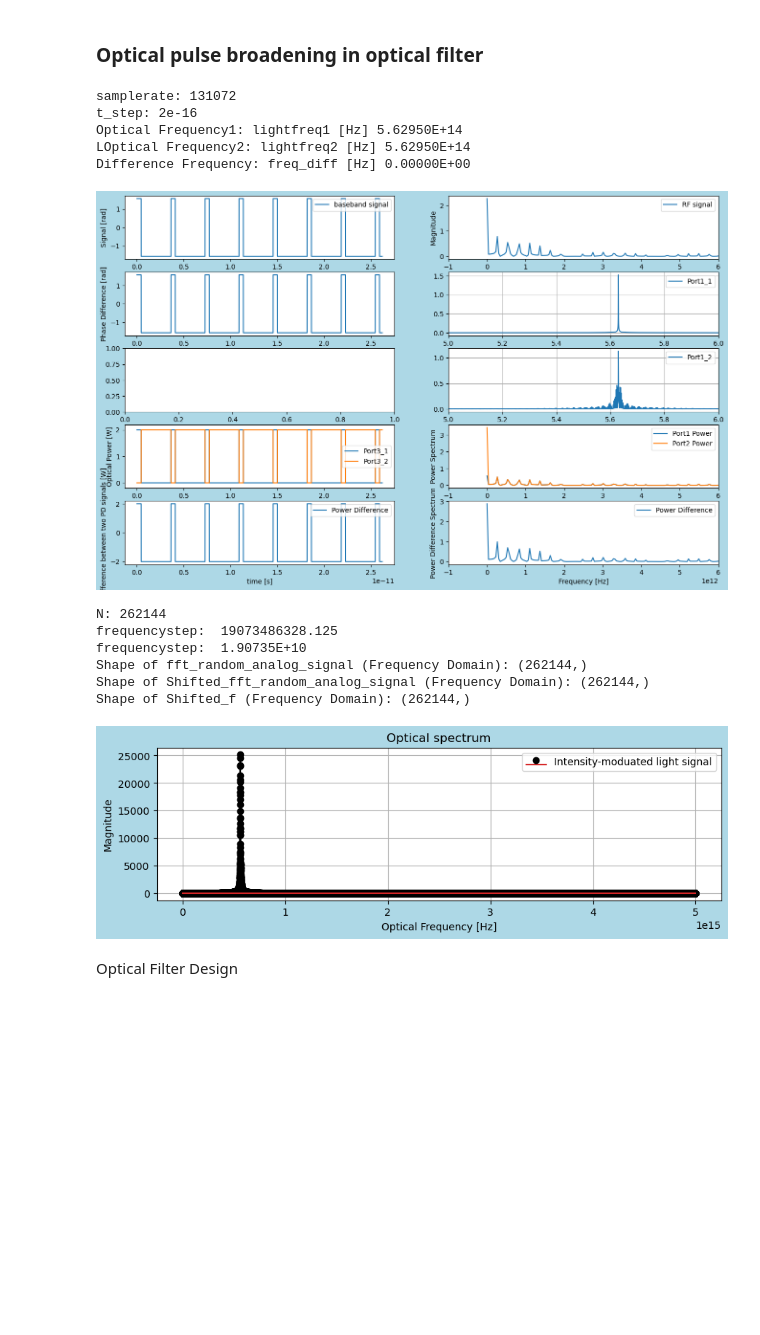
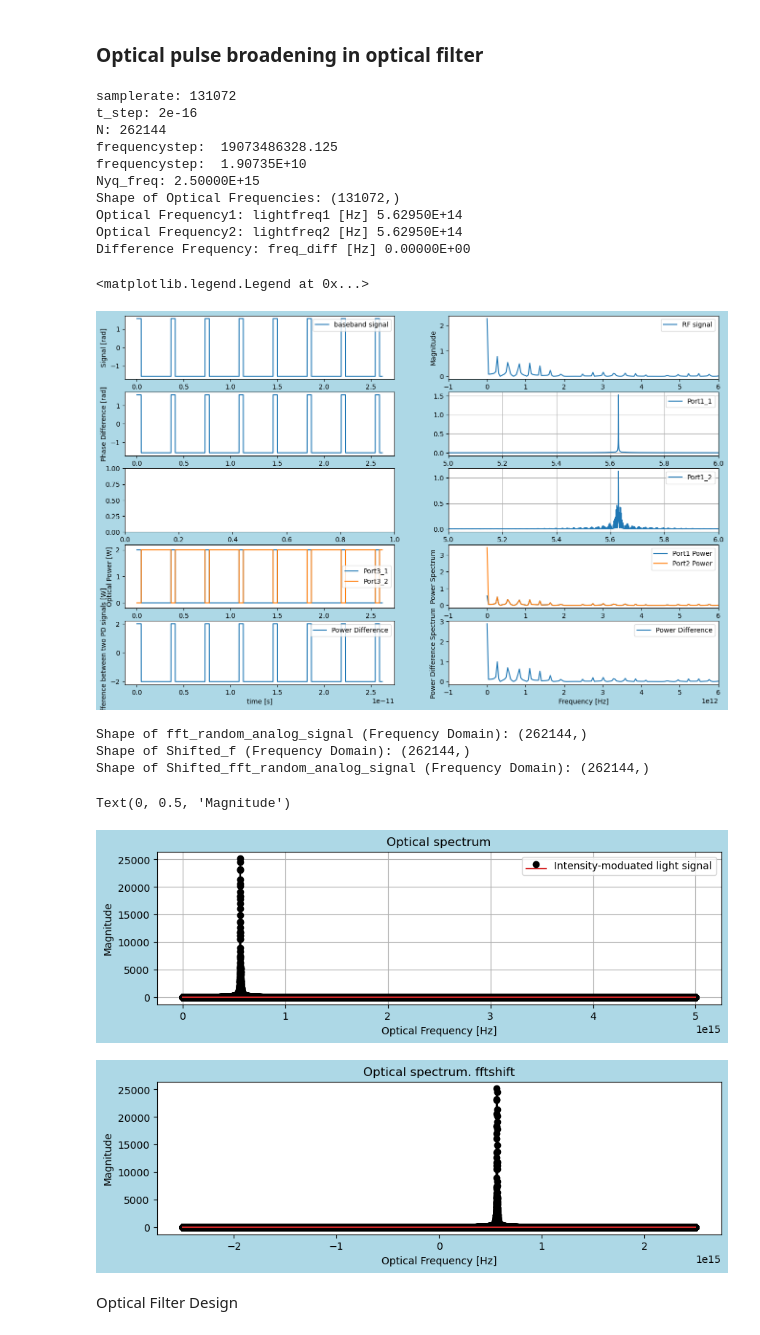
Before and after one commit to tacticstactics/Optical-pulse-broadening, a Jupyter notebook: optical_pulse_broadening_optical_filter.ipynb, the cells around one changed output. Drawn from its saved outputs; the diff is of its cells as text; code cells hidden in the pictures; blank space fills up the shorter version.

```diff
--- a/optical_pulse_broadening_optical_filter.ipynb
+++ b/optical_pulse_broadening_optical_filter.ipynb
@@ -53,6 +53,22 @@ print('samplerate:', samplerate)
 t_step = 2e-16 #[s]
 print('t_step:', t_step)
 tcol = np.linspace(0.0, t_step * samplerate, samplerate, endpoint=False)
+
+N = 2* samplerate
+print('N:', N)
+
+frequencystep = (1/t_step) * (1/N)
+print("frequencystep: ", frequencystep)
+print("frequencystep: ", f'{frequencystep:.5E}')
+
+UnShifted_sampleIndex = np.arange(0, N)
+UnShifted_f = UnShifted_sampleIndex*frequencystep
+
+Nyq_freq = samplerate * frequencystep
+print('Nyq_freq:', f'{Nyq_freq:.5E}')
+optical_frequencies = np.linspace(0, Nyq_freq, samplerate)
+print('Shape of Optical Frequencies:',optical_frequencies.shape)
+
 
 amp_c = 0.5 * np.pi
 
@@ -98,12 +114,12 @@ opl2= 1
 # If wl1 and wl2 are equal, homodyne. If not, heterodyne.
 
 #opticalfreq1 = c / wl1
-opticalfreq1 = 2 ** 49
+opticalfreq1 = 2 ** 49 # = 562e12
 print("Optical Frequency1: lightfreq1 [Hz]",f'{opticalfreq1:.5E}')
 
 #opticalfreq2 = c / wl2
-opticalfreq2 = 2 ** 49
-print("LOptical Frequency2: lightfreq2 [Hz]",f'{opticalfreq2:.5E}')
+opticalfreq2 = 2 ** 49 #  562e12
+print("Optical Frequency2: lightfreq2 [Hz]",f'{opticalfreq2:.5E}')
 
 freq_diff = opticalfreq1-opticalfreq2
 print("Difference Frequency: freq_diff [Hz]",f'{freq_diff:.5E}')
@@ -256,14 +272,18 @@ ax1_10.set_xlabel("Frequency [Hz]")
 ax1_10.set_ylabel("Power Difference Spectrum")
 ax1_10.set_xlim(-1e12,6e12)
 ax1_10.legend()
-
-plt.show()
 # %% [output]
 samplerate: 131072
 t_step: 2e-16
+N: 262144
+frequencystep:  19073486328.125
+frequencystep:  1.90735E+10
+Nyq_freq: 2.50000E+15
+Shape of Optical Frequencies: (131072,)
 Optical Frequency1: lightfreq1 [Hz] 5.62950E+14
-LOptical Frequency2: lightfreq2 [Hz] 5.62950E+14
+Optical Frequency2: lightfreq2 [Hz] 5.62950E+14
 Difference Frequency: freq_diff [Hz] 0.00000E+00
+<matplotlib.legend.Legend at 0x...>
 [figure]
 # %%
 #fig2 = plt.figure(figsize = (12,4), facecolor='lightblue')
@@ -284,18 +304,7 @@ Difference Frequency: freq_diff [Hz] 0.00000E+00
 #plt.savefig(f"{wl2}_{freq_rf}.png", dpi=300)
 #plt.show()
 # %%
-N = 2* samplerate
-print('N:', N)
-
-frequencystep = (1/t_step) * (1/N)
-print("frequencystep: ", frequencystep)
-print("frequencystep: ", f'{frequencystep:.5E}')
-
-UnShifted_sampleIndex = np.arange(0, N)
-UnShifted_f = UnShifted_sampleIndex*frequencystep
-
 fft_random_analog_signal = fft(Port3_1_EFcol,N)
-
 print('Shape of fft_random_analog_signal (Frequency Domain):', fft_random_analog_signal.shape)
 
 fig1 = plt.figure(figsize = (10,6), facecolor='lightblue')
@@ -310,48 +319,45 @@ ax1_1.set_ylabel("Magnitude")
 ax1_1.legend()
 ax1_1.grid()
 
 #
 
 Shifted_sampleIndex = np.arange(-N//2, N//2)
 Shifted_f = Shifted_sampleIndex*frequencystep
+print('Shape of Shifted_f (Frequency Domain):',Shifted_f.shape)
+Shifted_fft_random_analog_signal = fftshift(fft_random_analog_signal)
+print('Shape of Shifted_fft_random_analog_signal (Frequency Domain):', Shifted_fft_random_analog_signal.shape)
 
-Shifted_fft_random_analog_signal = fftshift(fft_random_analog_signal)
 
-print('Shape of Shifted_fft_random_analog_signal (Frequency Domain):', Shifted_fft_random_analog_signal.shape)
-print('Shape of Shifted_f (Frequency Domain):',Shifted_f.shape)
-
-#fig2 = plt.figure(figsize = (10,6), facecolor='lightblue')
-
-#ax2_1 = fig2.add_subplot(2, 1, 1)
-#ax2_1.set_title("Optical spectrum. fftshift")
-#ax2_1.stem(Shifted_f, np.abs(Shifted_fft_random_analog_signal),"k",label='Intensity-moduated light signal')
-#ax2_1.set_xlabel("Optical Frequency [Hz]")
-#ax2_1.set_ylabel("Magnitude")
+fig2 = plt.figure(figsize = (10,6), facecolor='lightblue')
+ax2_1 = fig2.add_subplot(2, 1, 1)
+ax2_1.set_title("Optical spectrum. fftshift")
+ax2_1.stem(Shifted_f, np.abs(Shifted_fft_random_analog_signal),"k",label='Intensity-moduated light signal')
+ax2_1.set_xlabel("Optical Frequency [Hz]")
+ax2_1.set_ylabel("Magnitude")
 #ax1_1.set_xlim(190e12,200e12)
 #ax1_1.set_xlim(0, frequencystep * samplerate * 1.1/1)
 #ax2_1.legend()
 #ax2_1.grid()
 
 
 #norm_freqcol = np.linspace(-1*np.pi, 1*np.pi, N, endpoint=False)
 
 #fig3 = plt.figure(figsize = (10,6), facecolor='lightblue')
 #ax3_1 = fig3.add_subplot(2, 1, 1)
 #ax3_1.stem(norm_freqcol, np.abs(Shifted_fft_random_analog_signal),"k",label='Intensity-moduated light signal')
 #ax3_1.set_title("Normalized Optical spectrum")
 #ax3_1.set_xlabel("Normalized Frequency [rad]")
 #ax3_1.set_ylabel("Magnitude")
 #ax3_1.legend()
 #ax2_1.set_xlim(-1.05*np.pi, 1.05*np.pi)
 #ax3_1.grid()
 # %% [output]
-N: 262144
-frequencystep:  19073486328.125
-frequencystep:  1.90735E+10
 Shape of fft_random_analog_signal (Frequency Domain): (262144,)
+Shape of Shifted_f (Frequency Domain): (262144,)
 Shape of Shifted_fft_random_analog_signal (Frequency Domain): (262144,)
-Shape of Shifted_f (Frequency Domain): (262144,)
+Text(0, 0.5, 'Magnitude')
 [figure]
+[figure, added]
 # %% [markdown]
 Optical Filter Design
 # %%
```
Also changed, not shown: parts of 1 cell of this notebook.
